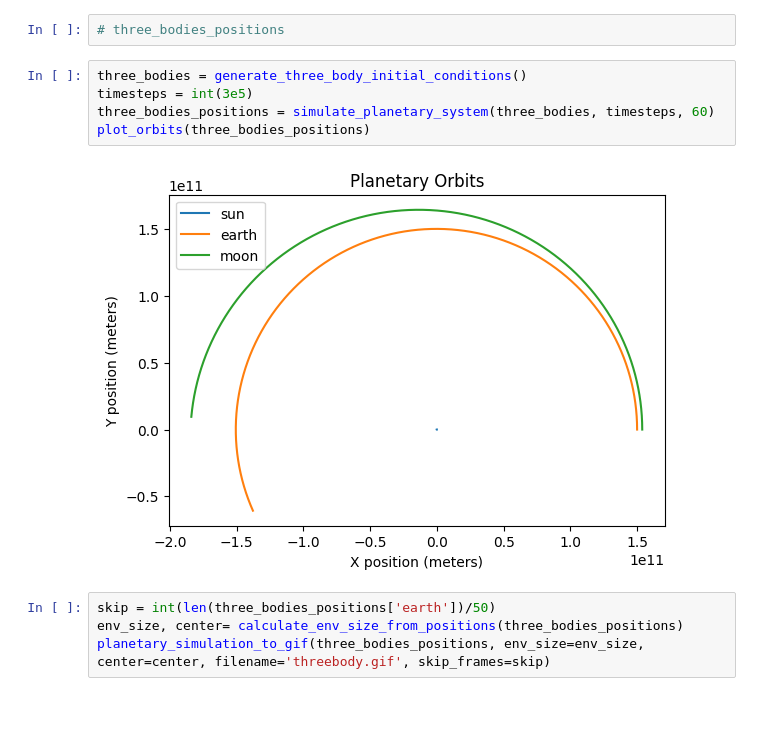
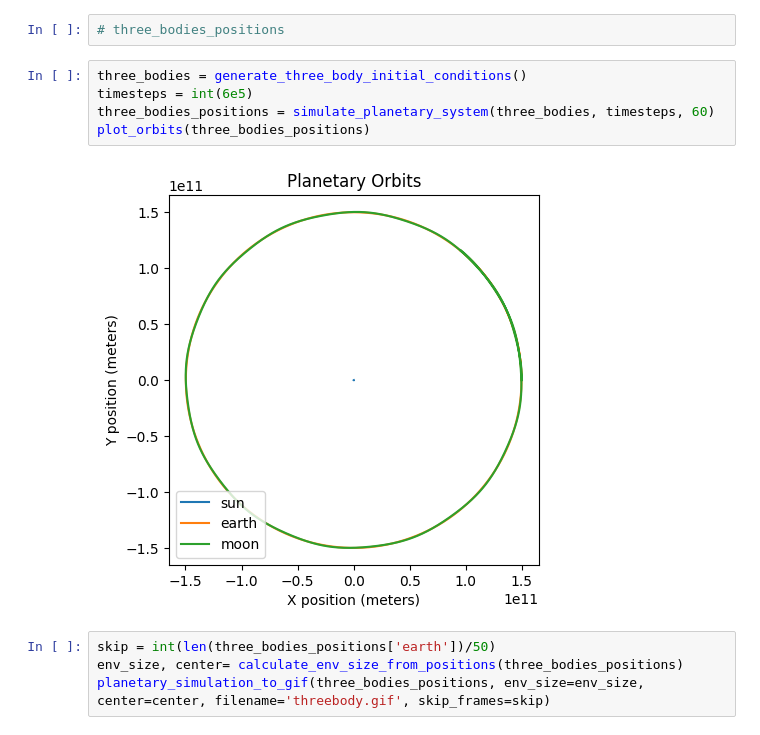
Before and after one commit to eagmon/notebook_tests, a Jupyter notebook: pymunk.ipynb, the cells around one changed output. Drawn from its saved outputs; the diff is of its cells as text; blank space fills up the shorter version.

```diff
--- a/pymunk.ipynb
+++ b/pymunk.ipynb
@@ -319,11 +350,11 @@ def generate_three_body_initial_conditions():
 # three_bodies_positions
 # %%
 three_bodies = generate_three_body_initial_conditions()
-timesteps = int(3e5)
+timesteps = int(6e5)
 three_bodies_positions = simulate_planetary_system(three_bodies, timesteps, 60)
 plot_orbits(three_bodies_positions)
 # %% [output]
-[figure, old version]
+[figure, new version]
 # %%
 skip = int(len(three_bodies_positions['earth'])/50)
 env_size, center= calculate_env_size_from_positions(three_bodies_positions)
```
Also changed, not shown: parts of 4 cells of this notebook, 1 other file.
